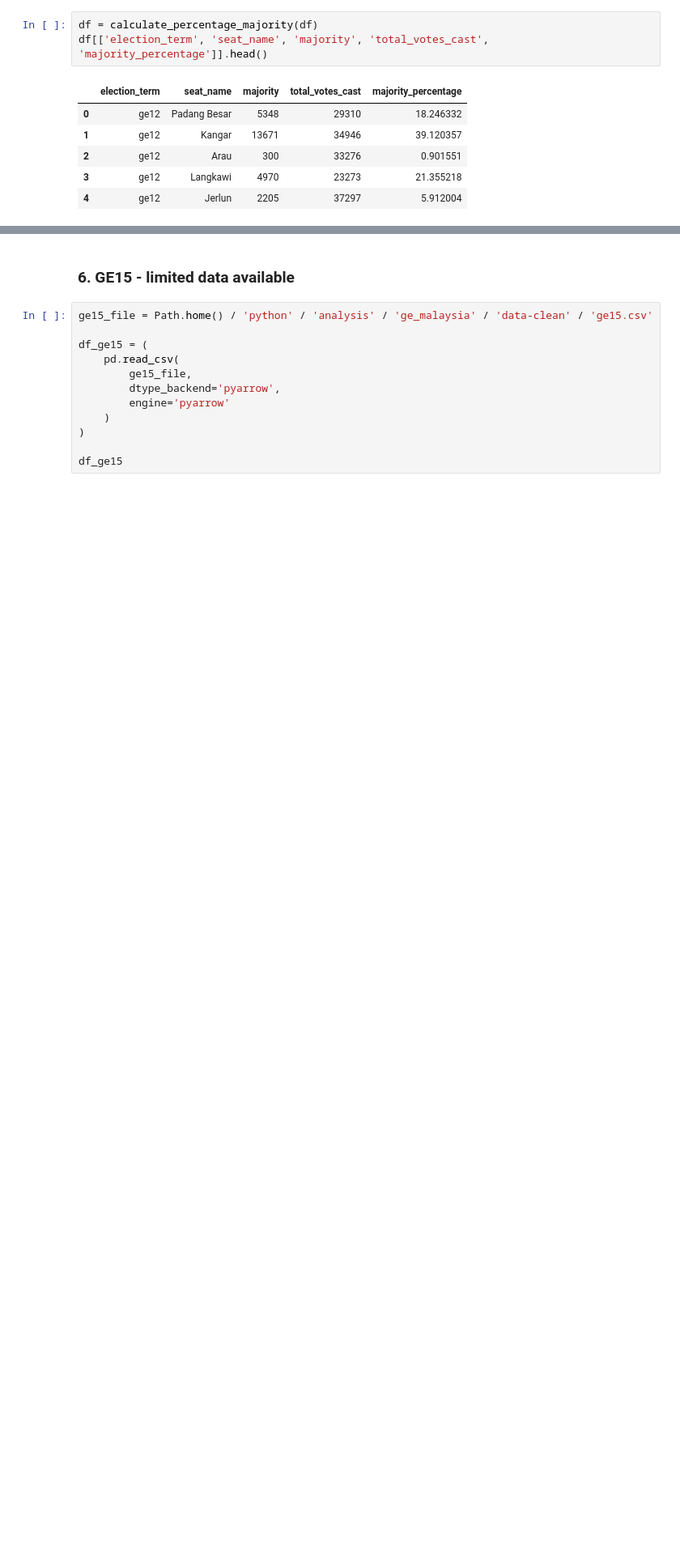
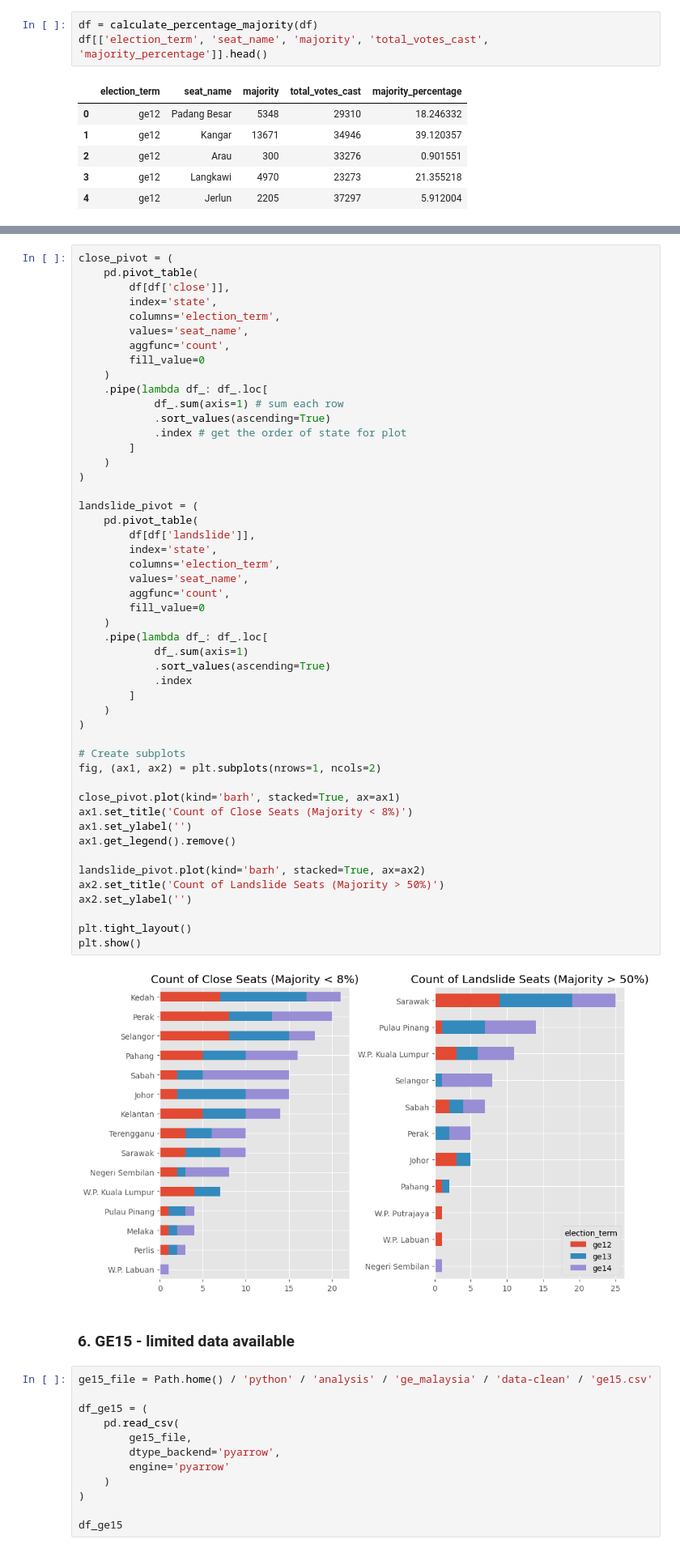
Before and after one commit to ChuSeng99/ge-malaysia, a Jupyter notebook: ge_analysis.ipynb, the cells around one changed output, grey strips where cells are left out. Shown at 81% size. Saved outputs shown, nothing was run; the diff lists cells and outputs as text; blank space fills up the shorter version.

```diff
--- a/ge_analysis.ipynb
+++ b/ge_analysis.ipynb
@@ -859,6 +862,57 @@ result_pivot.style.background_gradient(cmap='coolwarm', axis=0, subset=pd.IndexS
 | W.P. Labuan | 0 | 0 | 1 | 1 | 1 | 0 | 0 | ... |
 | W.P. Putrajaya | 0 | 0 | 0 | 0 | 1 | 0 | 0 | ... |
 | Overall | 52 | 58 | 56 | 166 | 21 | 27 | 32 | ... |
+# %%
+close_pivot = (
+    pd.pivot_table(
+        df[df['close']],
+        index='state',
+        columns='election_term',
+        values='seat_name',
+        aggfunc='count',
+        fill_value=0
+    )
+    .pipe(lambda df_: df_.loc[
+            df_.sum(axis=1) # sum each row
+            .sort_values(ascending=True)
+            .index # get the order of state for plot
+        ]
+    )
+)
+
+landslide_pivot = (
+    pd.pivot_table(
+        df[df['landslide']],
+        index='state',
+        columns='election_term',
+        values='seat_name',
+        aggfunc='count',
+        fill_value=0
+    )
+    .pipe(lambda df_: df_.loc[
+            df_.sum(axis=1)
+            .sort_values(ascending=True)
+            .index
+        ]
+    )
+)
+
+# Create subplots
+fig, (ax1, ax2) = plt.subplots(nrows=1, ncols=2)
+
+close_pivot.plot(kind='barh', stacked=True, ax=ax1)
+ax1.set_title('Count of Close Seats (Majority < 8%)')
+ax1.set_ylabel('')
+ax1.get_legend().remove()
+
+landslide_pivot.plot(kind='barh', stacked=True, ax=ax2)
+ax2.set_title('Count of Landslide Seats (Majority > 50%)')
+ax2.set_ylabel('')
+
+plt.tight_layout()
+plt.show()
+# %% [output]
+[figure, added]
 # %% [markdown]
 ### 6. GE15 - limited data available
 # %%
```
Also changed, not shown: parts of 6 cells of this notebook, 8 other files.
